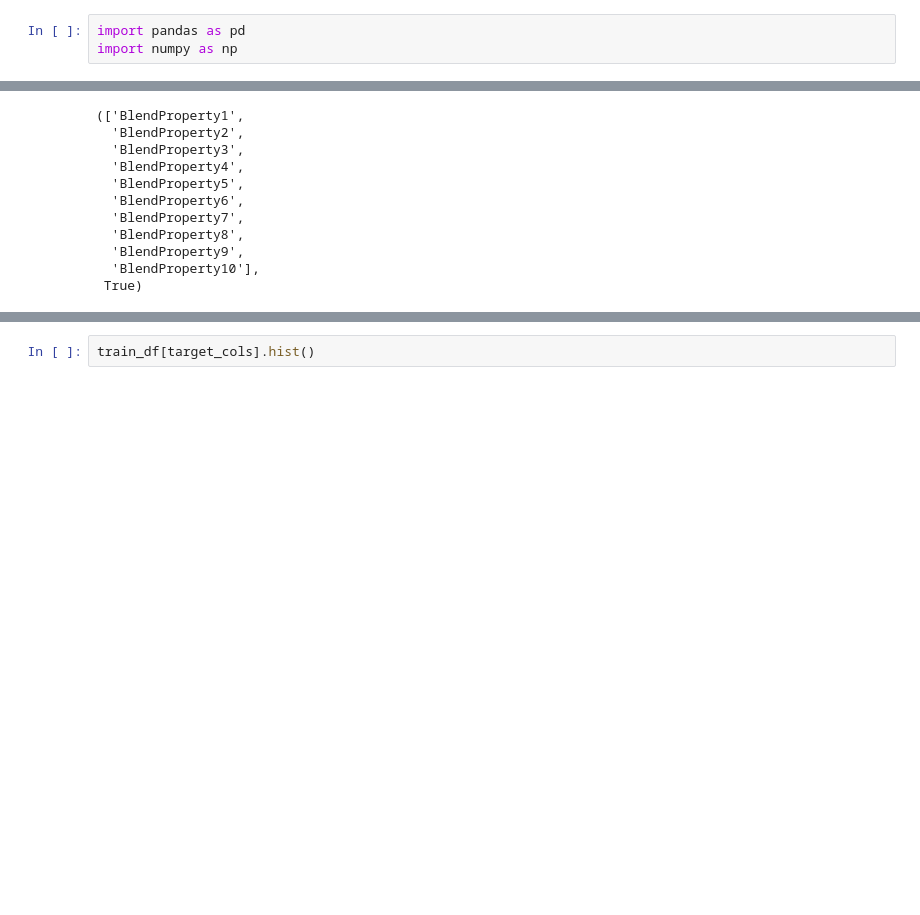
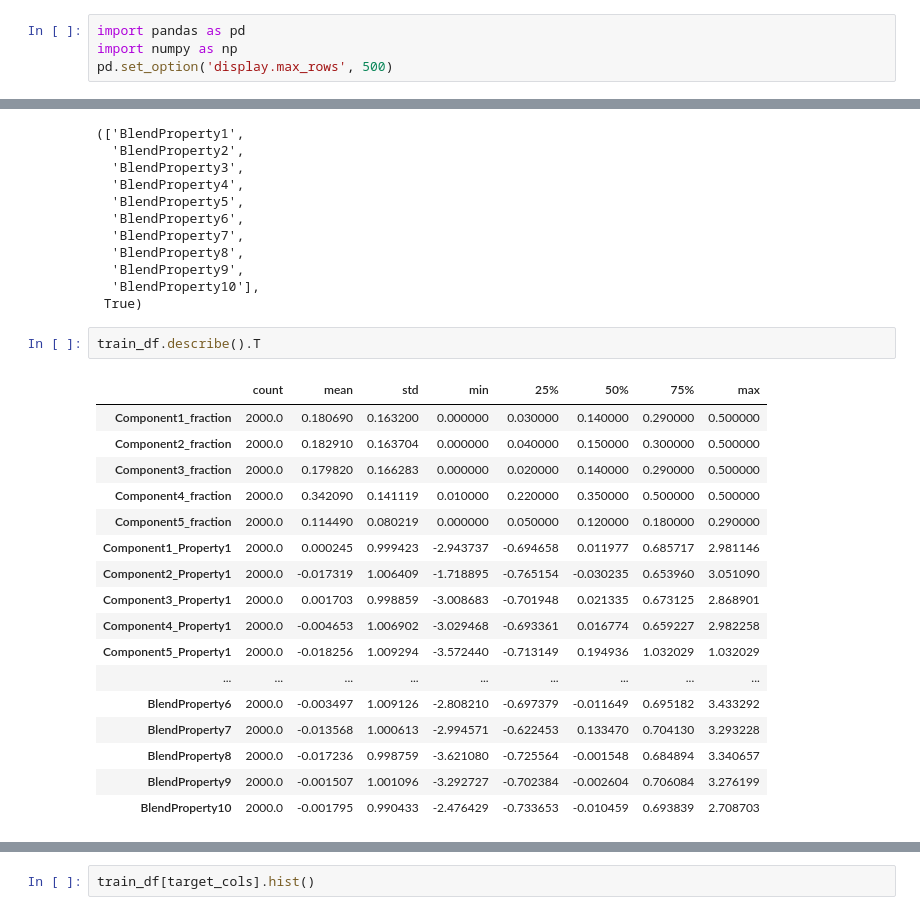
Before and after one commit to MekongDelta-mind/he_shellai_2025, a Jupyter notebook: notebooks/0.0_data_exploration.ipynb, the cells around one changed output, grey strips where cells are left out. Saved outputs shown, nothing was run; the diff lists cells and outputs as text; blank space fills up the shorter version.

```diff
--- a/notebooks/0.0_data_exploration.ipynb
+++ b/notebooks/0.0_data_exploration.ipynb
@@ -1,6 +1,7 @@
 # %%
 import pandas as pd
 import numpy as np
+pd.set_option('display.max_rows', 500)
 # %%
 import matplotlib.pyplot as plt
 %matplotlib inline
@@ -107,3 +95,23 @@ target_cols, len(target_cols)==10
   'BlendProperty9',
   'BlendProperty10'],
  True)
+# %%
+train_df.describe().T
+# %% [output]
+|  | count | mean | std | min | 25% | 50% | 75% | max |
+| Component1_fraction | 2000.0 | 0.180690 | 0.163200 | 0.000000 | 0.030000 | 0.140000 | 0.290000 | 0.500000 |
+| Component2_fraction | 2000.0 | 0.182910 | 0.163704 | 0.000000 | 0.040000 | 0.150000 | 0.300000 | 0.500000 |
+| Component3_fraction | 2000.0 | 0.179820 | 0.166283 | 0.000000 | 0.020000 | 0.140000 | 0.290000 | 0.500000 |
+| Component4_fraction | 2000.0 | 0.342090 | 0.141119 | 0.010000 | 0.220000 | 0.350000 | 0.500000 | 0.500000 |
+| Component5_fraction | 2000.0 | 0.114490 | 0.080219 | 0.000000 | 0.050000 | 0.120000 | 0.180000 | 0.290000 |
+| Component1_Property1 | 2000.0 | 0.000245 | 0.999423 | -2.943737 | -0.694658 | 0.011977 | 0.685717 | 2.981146 |
+| Component2_Property1 | 2000.0 | -0.017319 | 1.006409 | -1.718895 | -0.765154 | -0.030235 | 0.653960 | 3.051090 |
+| Component3_Property1 | 2000.0 | 0.001703 | 0.998859 | -3.008683 | -0.701948 | 0.021335 | 0.673125 | 2.868901 |
+| Component4_Property1 | 2000.0 | -0.004653 | 1.006902 | -3.029468 | -0.693361 | 0.016774 | 0.659227 | 2.982258 |
+| Component5_Property1 | 2000.0 | -0.018256 | 1.009294 | -3.572440 | -0.713149 | 0.194936 | 1.032029 | 1.032029 |
+| ... | ... | ... | ... | ... | ... | ... | ... | ... |
+| BlendProperty6 | 2000.0 | -0.003497 | 1.009126 | -2.808210 | -0.697379 | -0.011649 | 0.695182 | 3.433292 |
+| BlendProperty7 | 2000.0 | -0.013568 | 1.000613 | -2.994571 | -0.622453 | 0.133470 | 0.704130 | 3.293228 |
+| BlendProperty8 | 2000.0 | -0.017236 | 0.998759 | -3.621080 | -0.725564 | -0.001548 | 0.684894 | 3.340657 |
+| BlendProperty9 | 2000.0 | -0.001507 | 1.001096 | -3.292727 | -0.702384 | -0.002604 | 0.706084 | 3.276199 |
+| BlendProperty10 | 2000.0 | -0.001795 | 0.990433 | -2.476429 | -0.733653 | -0.010459 | 0.693839 | 2.708703 |
```
Also changed, not shown: parts of 6 cells of this notebook, 1 other file.
